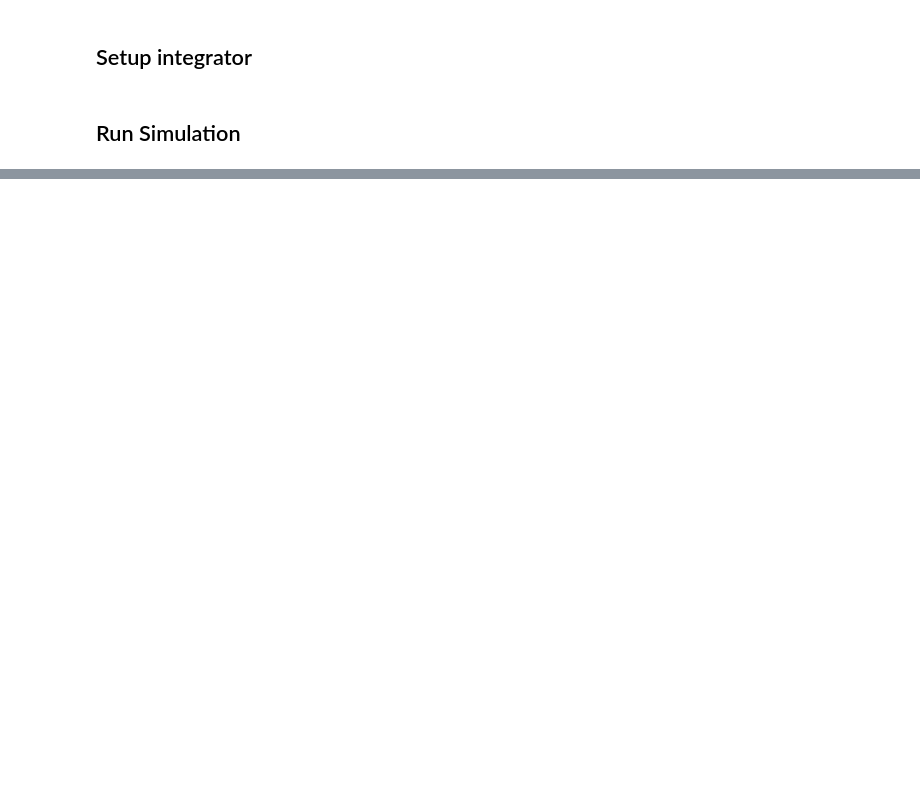
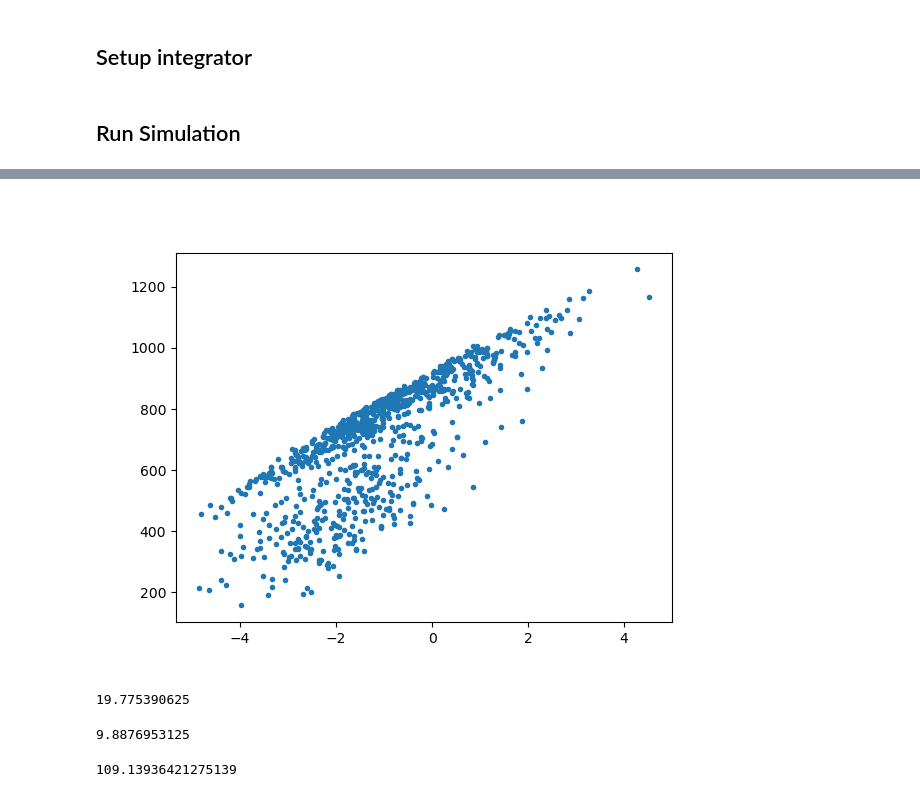
Before and after one commit to jklust/gamdpy, a Jupyter notebook: examples/LJoutput.ipynb, the cells around one changed output, grey strips where cells are left out. Drawn from its saved outputs; the diff is of its cells as text; code cells hidden in the pictures; blank space fills up the shorter version.

```diff
--- a/examples/LJoutput.ipynb
+++ b/examples/LJoutput.ipynb
@@ -172,9 +166,35 @@ plot += plt_fn_text
+# %%
+def update_3D(index, choice):
+    plt_points.positions = conf_list[index]
+    model_time = (index+1)*dt*inner_steps
+    plt_time_text.text = f'Time: {model_time:.2f}'
+    plt_temp_text.text = f'Temp: {T1(model_time):.3f}'
+    plt_points.attribute = scalars_list[index][:,choice]
+    Lx, Ly, Lz = c1.simbox.data
+    plt_box.vertices=[[-Lx/2, -Ly/2, -Lz/2], [-Lx/2, -Ly/2, +Lz/2],
+                              [-Lx/2, +Ly/2, -Lz/2], [+Lx/2, -Ly/2, -Lz/2],
+                              [-Lx/2, +Ly/2, +Lz/2], [+Lx/2, -Ly/2, +Lz/2],
+                              [+Lx/2, +Ly/2, -Lz/2], [+Lx/2, +Ly/2, +Lz/2]],
+
+def set_color_range(choice):
+    #print('set_color_range(choice):', choice)
+    #min_value = np.min(scalars_list[:,:,choice])
+    #max_value = np.max(scalars_list[:,:,choice])
+    if choice==0:
+        plt_fn_text.text = 'Potential:'
+        plt_points.color_range=[-7, 1]
+    if choice==1:
+        plt_fn_text.text = 'Virial'
+        plt_points.color_range=[-7, 10]
+    if choice==2:
+        plt_fn_text.text = 'Laplace'
+        plt_points.color_range=[0, 1500]
 # %% [markdown]
 ## Setup integrator
 # %%
 dt = 0.005 # timestep (MOVE from setup to call)
 outer_steps = 1_000   # Do simulation in this many 'blocks'
-inner_steps = 1_000  # ... each of this many steps
+inner_steps = 2_000  # ... each of this many steps
 
 integrator = 'NVT'
 
@@ -182,7 +202,7 @@ integrator = 'NVT'
 T0 = rp.make_function_constant(value=2.0) # Not used for NVE*
 P0 = rp.make_function_constant(value=0.0) # Not used for NV*
 #T1 = rp.make_function_ramp(value0=2.0, x0=0.0, value1=0.01, x1=dt*inner_steps*outer_steps)
-T1 = rp.make_function_ramp(value0=2.0, x0=0.0, value1=0.1, x1=dt*inner_steps*outer_steps/2)
+T1 = rp.make_function_ramp(value0=2.0, x0=0.0, value1=0.1, x1=dt*inner_steps*outer_steps*2/3)
 # %%
 # Integrator for equilibration
 integrate0, integrator_params0 = nvt.setup_output(c1, pairs['interactions'], None, T0, tau=0.2, dt=dt, compute_plan=compute_plan, verbose=False)
@@ -340,0 +384,18 @@ pdict:  {'N': 864, 'D': 3, 'simbox': array([11.292433, 11.292433, 11.292433], dt
+# %%
+plt.figure()
+plt.plot(c1.scalars[:,1], c1.scalars[:,2], '.')
+plt.show()
+# %% [output]
+[figure, added]
+# %%
+scalars_list.nbytes/1024/1024
+# %% [output]
+19.775390625
+# %%
+conf_list[0].nbytes*1000/1024/1024
+# %% [output]
+9.8876953125
+# %%
+10000*1e9*3*4/1024/1024/1024/1024
+# %% [output]
+109.13936421275139
```
Also changed, not shown: parts of 9 cells of this notebook.
